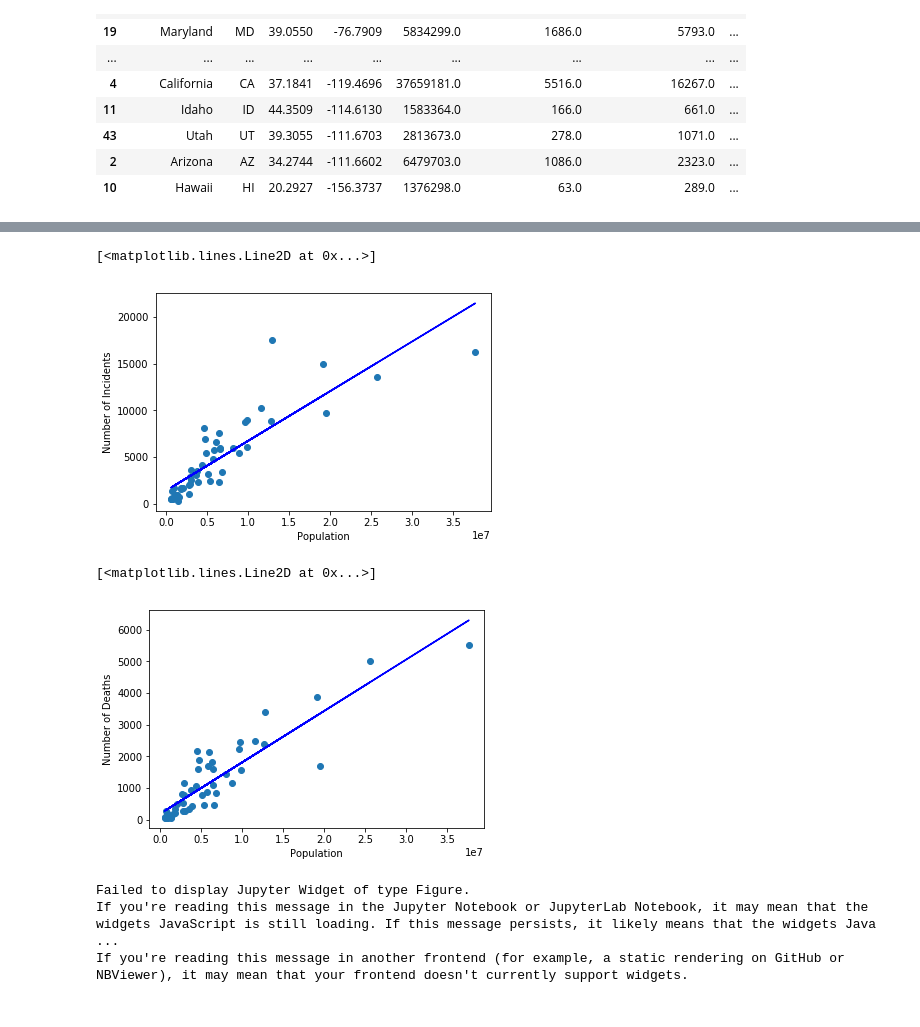
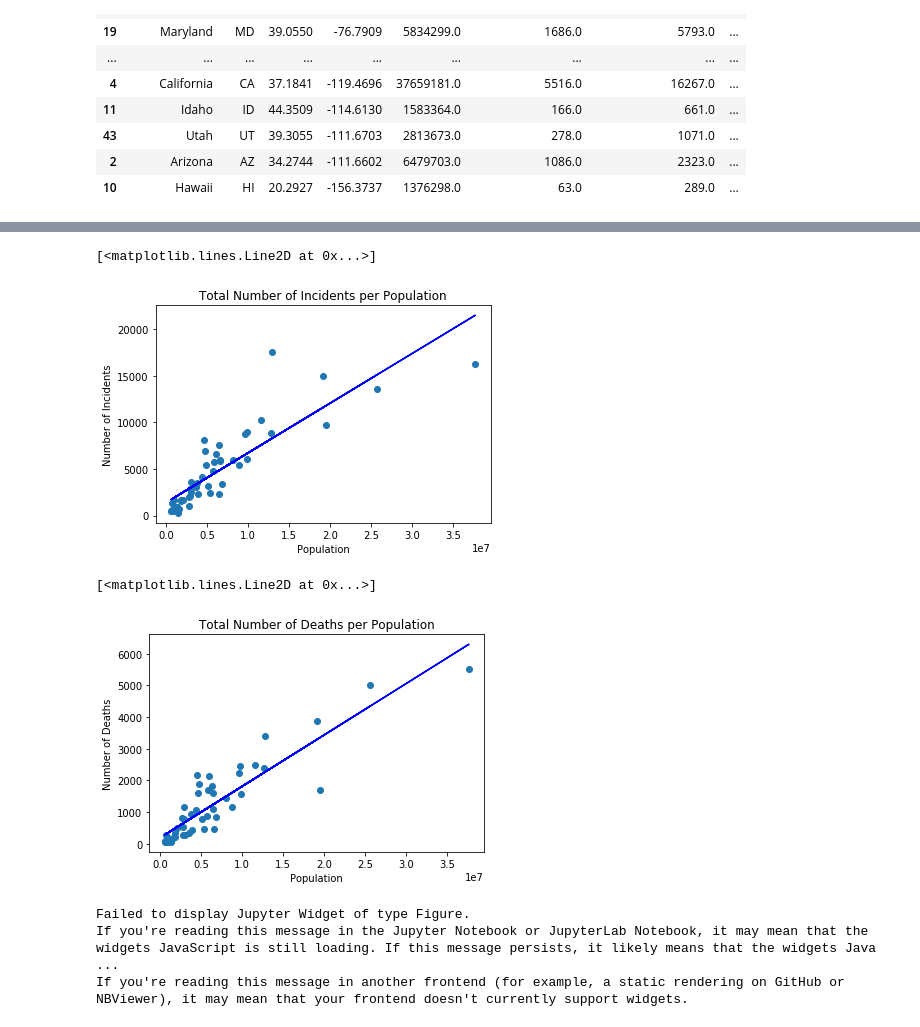
Before and after one commit to summergernon/gun_violence_analysis, a Jupyter notebook: Gun_Analysis_Pati.ipynb, the cells around one changed output, grey strips where cells are left out. Drawn from its saved outputs; the diff is of its cells as text; code cells hidden in the pictures.

```diff
--- a/Gun_Analysis_Pati.ipynb
+++ b/Gun_Analysis_Pati.ipynb
@@ -175,18 +190,18 @@ len(gun_violence_df['month'])
 #winter: 12, 1, 2
 #spring: 3, 4, 5
 
-seasons=[]
+season=[]
 
 for x in gun_violence_df["month"]:
-    if x == "12" or x ==  "1" or x == "2":
-        seasons.append("winter")
-    elif x == "3" or x == "4" or x == "5":
-        seasons.append("spring")
-    elif x == "6" or x == "7" or x == "8":
-        seasons.append("summer")
+    if x == 12 or x == 1 or x == 2:
+        season.append("winter")
+    elif x == 3 or x == 4 or x == 5:
+        season.append("spring")
+    elif x == 6 or x == 7 or x == 8:
+        season.append("summer")
     else:
-        seasons.append("fall")
+        season.append("fall")
 
 
-print(seasons)
+print(season)
 # %% [output]
@@ -194,5 +209,5 @@ print(seasons)
 # %%
 # Create a column from the list and add to gun_law_df
-gun_violence_df["Season"] = seasons
+gun_violence_df["Season"] = season
 gun_violence_df.head()
 # %% [output]
@@ -577,29 +696,29 @@ import numpy as np
 # %%
 
 
 #population vs gun incidents
 
 x_axis = np.array(plotly_gun_df["Population"])
 y_axis = plotly_gun_df["Number of Incidents"]
 
 y_axis.tolist()
 (slope, intercept, _, _, _) = linregress(x_axis, y_axis.tolist())
 
 slope
 
 fit = slope * x_axis + intercept
 fit
 fig, ax = plt.subplots()
 
-
+plt.title("Total Number of Incidents per Population")
 ax.set_xlabel("Population")
 ax.set_ylabel("Number of Incidents")
 
 ax.plot(x_axis, y_axis, linewidth=0, marker='o')
 ax.plot(x_axis, fit, 'blue')
 # %% [output]
 [<matplotlib.lines.Line2D at 0x...>]
-[figure, old version]
+[figure, new version]
 # %%
 #population vs gun deaths
 
@@ -615,7 +734,7 @@ fit = slope * x_axis + intercept
 fit
 fig, ax = plt.subplots()
 
-
+plt.title("Total Number of Deaths per Population")
 ax.set_xlabel("Population")
 ax.set_ylabel("Number of Deaths")
 
@@ -623,7 +742,7 @@ ax.plot(x_axis, y_axis, linewidth=0, marker='o')
 ax.plot(x_axis, fit, 'blue')
 # %% [output]
 [<matplotlib.lines.Line2D at 0x...>]
-[figure, old version]
+[figure, new version]
 # %%
 gkey = "AIzaSyCx3T_aTGD4fLG_JJh631UKC3Mo5EetFTc"
 # %%
```
Also changed, not shown: parts of 12 cells of this notebook.
